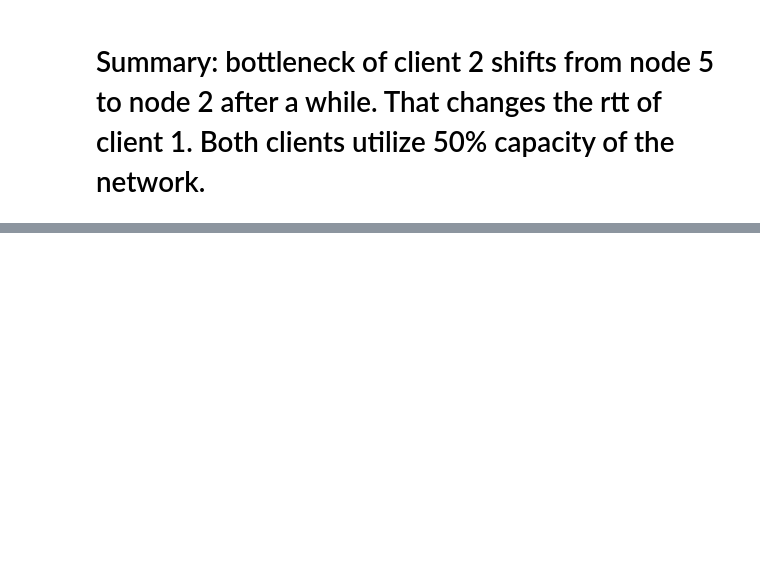
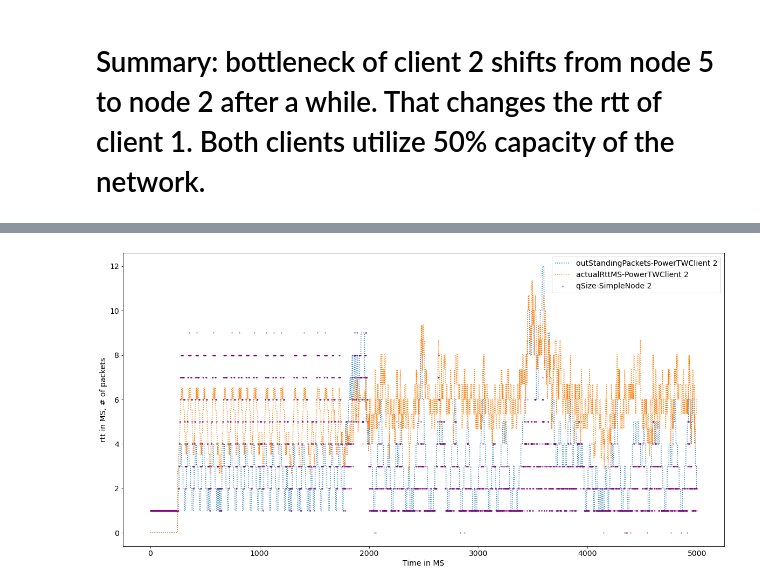
Before and after one commit to adhocmaster/pyns, a Jupyter notebook: scenarios/3-client-all-power-long.ipynb, the cells around one changed output, grey strips where cells are left out. Saved outputs shown, nothing was run; the diff lists cells and outputs as text; code cells hidden in the pictures; blank space fills up the shorter version.

```diff
--- a/scenarios/3-client-all-power-long.ipynb
+++ b/scenarios/3-client-all-power-long.ipynb
@@ -131,6 +172,8 @@ analyzer.createBinnedChartForNodeVsClient(nodes3, ['qSize'], [client3], ['outSta
 # %%
 
 # filteredNodes = [nodes2[2], nodes2[5]]
 filteredNodes = [nodes2[2]]
-analyzer.createBinnedChartForNodeVsClient(filteredNodes, ['qSize'], [client2], ['outStandingPackets'], figsize=(20, 10), start=2000, end=None, xlabel="Time in MS", ylabel="rtt in MS, # of packets")
+analyzer.createBinnedChartForNodeVsClient(filteredNodes, ['qSize'], [client2], ['outStandingPackets', 'actualRttMS'], figsize=(20, 10), start=0, end=None, xlabel="Time in MS", ylabel="rtt in MS, # of packets")
+# %% [output]
+[figure, added]
 # %%
```
Also changed, not shown: parts of 15 cells of this notebook, 9 other files.
